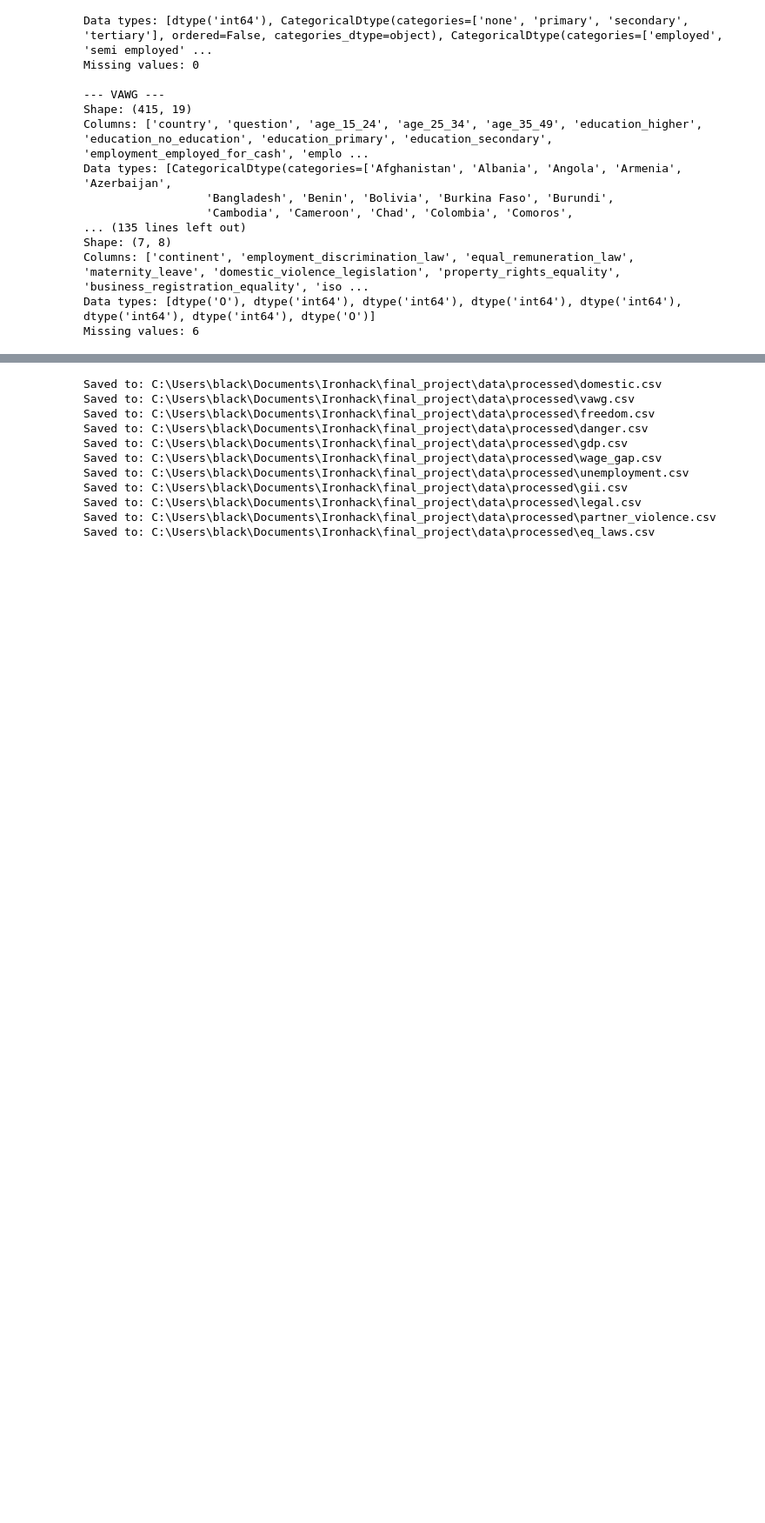
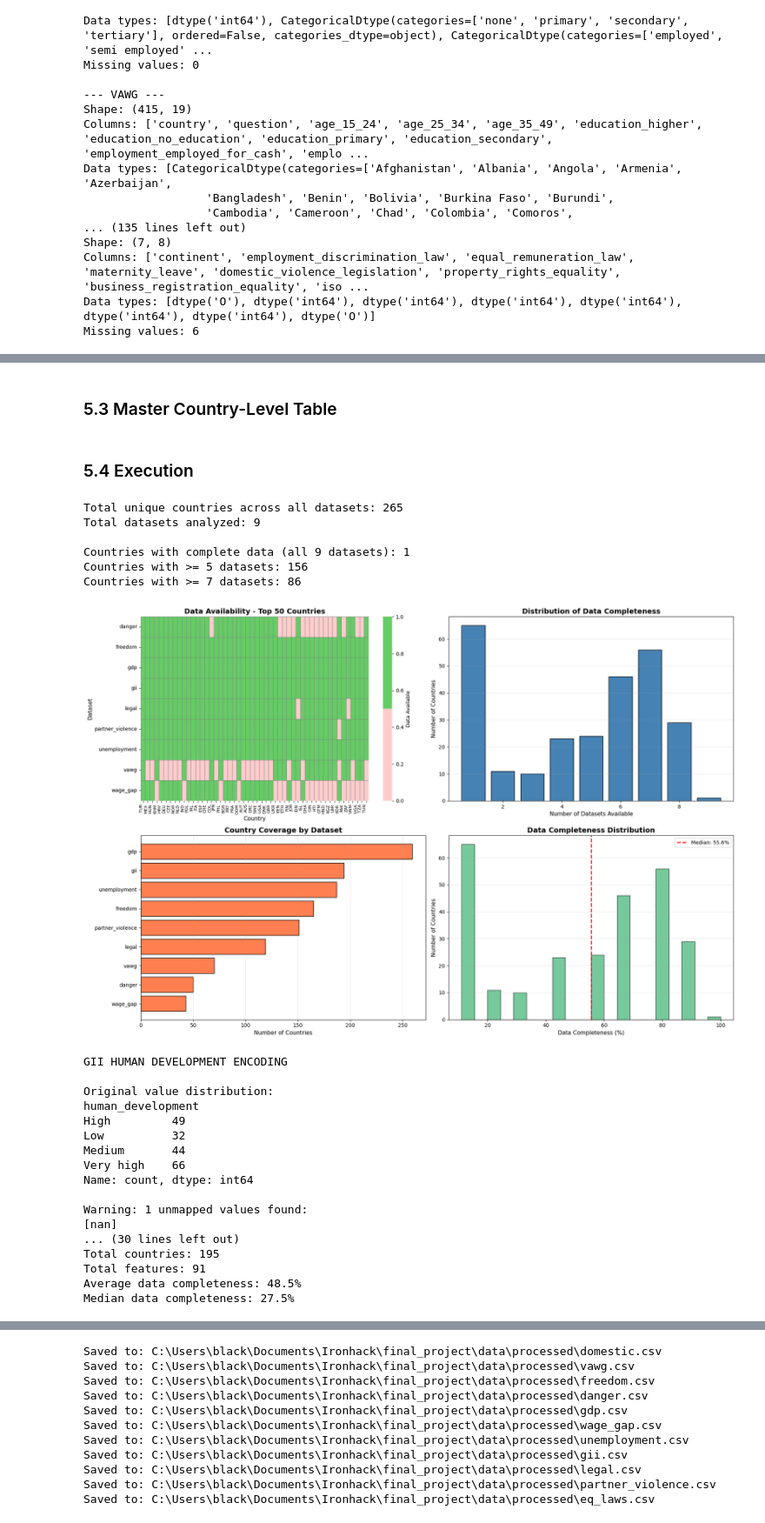
Before and after one commit to mara-pn/Violence-Against-Women-Risk-Prediction-Structural-Determinants-Analysis, a Jupyter notebook: 01_data.ipynb, the cells around one changed output, grey strips where cells are left out. Shown at 87% size. Cells and saved outputs as stored; diff of their text form; code cells hidden in the pictures; blank space fills up the shorter version.

```diff
--- a/01_data.ipynb
+++ b/01_data.ipynb
@@ -821,6 +762,10 @@ dv_df_pro = dv_df_clean.drop(columns="sl_no")
 categorical_columns = ['education', 'employment', 'marital_status', 'violence']
 for col in categorical_columns:
     dv_df_pro[col] = dv_df_pro[col].astype('category')
+
+numeric_cols = ["age", "income"]
+for col in numeric_cols:
+    dv_df_pro[col] = pd.to_numeric(dv_df_pro[col], errors='coerce')
 # %% [markdown]
 ### 3.2 Violence Against Women & Girls
 # %%
@@ -1032,7 +977,7 @@ for col in cat_col_hfi:
 mdc_df_clean.head()
 
 # rename columns
-mdc_df_pro = mdc_df_clean.rename(columns={
+mdc_df_clean = mdc_df_clean.rename(columns={
     "mostdangerouscountriesforwomen_womenpeaceandsecurityindex_score_2023" : "wpsi",
     "mostdangerouscountriesforwomen_womensdangerindexwdi_totalscore_2019" : "wdi",
     "mostdangerouscountriesforwomen_wdistreetsafety_2019" : "wss",
@@ -1047,11 +992,11 @@ mdc_df_pro = mdc_df_clean.rename(columns={
 
 
 # split into two data sets due to missing values
-# 1. Women Peace and Security Index 2023 (all countries): WPSI
-wpsi_df_pro = mdc_df_pro[["country", "wpsi"]]
+# Women Peace and Security Index 2023 (all countries): WPSI
+wpsi_df_pro = mdc_df_clean[["country", "wpsi"]]
 
-# 2. Women Danger index + respective parameters; remove ggg & gi as given in other data
-mdc_df_pro = mdc_df_pro.drop(columns=["wpsi", "ggg", "gi"])
+# Women Danger index + respective parameters; remove ggg & gi as given in other data
+mdc_df_pro = mdc_df_clean.drop(columns=["wpsi", "ggg", "gi"])
 
 # drop missing values
 mdc_df_pro = mdc_df_pro.dropna()
@@ -1241,7 +1177,8 @@ datasets = {
     "gii": gii_df_clean,
     "legal": lf_df_pro,
     "partner_violence": aip_df_pro,
-    "eq_laws": gel_df_pro
+    "eq_laws": gel_df_pro,
+    "wpsi" : wpsi_df_pro,
 }
 
 # apply standardization
@@ -1259,6 +1196,7 @@ gii_df_clean = updated_datasets['gii']
 lf_df_pro = updated_datasets['legal']
 aip_df_pro = updated_datasets['partner_violence']
 gel_df_pro = updated_datasets['eq_laws']
+wpsi_df_pro = updated_datasets["wpsi"]
 # %% [output]
 ============================================================
 Processing: DOMESTIC
@@ -1321,0 +1443,2 @@ Missing values: 6
+# %% [markdown]
+### 5.3 Master Country-Level Table
@@ -1321,0 +1691,49 @@ Missing values: 6
+# %% [markdown]
+### 5.4 Execution
+# %%
+def run_data_integration_pipeline(datasets):
+    """
+    Run the complete data integration pipeline.
+    """
+
+    # create availability matrix
+    availability_matrix, summary_stats = create_availability_matrix(datasets)
+
+    # visualize availability
+    visualize_availability(availability_matrix, top_n=50)
+
+    # encode GII human development
+    if 'gii' in datasets:
+        datasets['gii'] = encode_gii_human_development(datasets['gii'])
+
+    # create master country table
+    master_table, merge_stats = create_master_country_table(datasets, min_datasets=5)
+
+    return availability_matrix, summary_stats, master_table, merge_stats
+# %%
+availability_matrix, summary_stats, master_country_table, merge_stats = run_data_integration_pipeline(datasets)
+# %% [output]
+Total unique countries across all datasets: 265
+Total datasets analyzed: 9
+
+Countries with complete data (all 9 datasets): 1
+Countries with >= 5 datasets: 156
+Countries with >= 7 datasets: 86
+[figure, added]
+GII HUMAN DEVELOPMENT ENCODING
+
+Original value distribution:
+human_development
+High         49
+Low          32
+Medium       44
+Very high    66
+Name: count, dtype: int64
+
+Warning: 1 unmapped values found:
+[nan]
+... (30 lines left out)
+Total countries: 195
+Total features: 91
+Average data completeness: 48.5%
+Median data completeness: 27.5%
```
Also changed, not shown: parts of 27 cells of this notebook, 1 other file.
